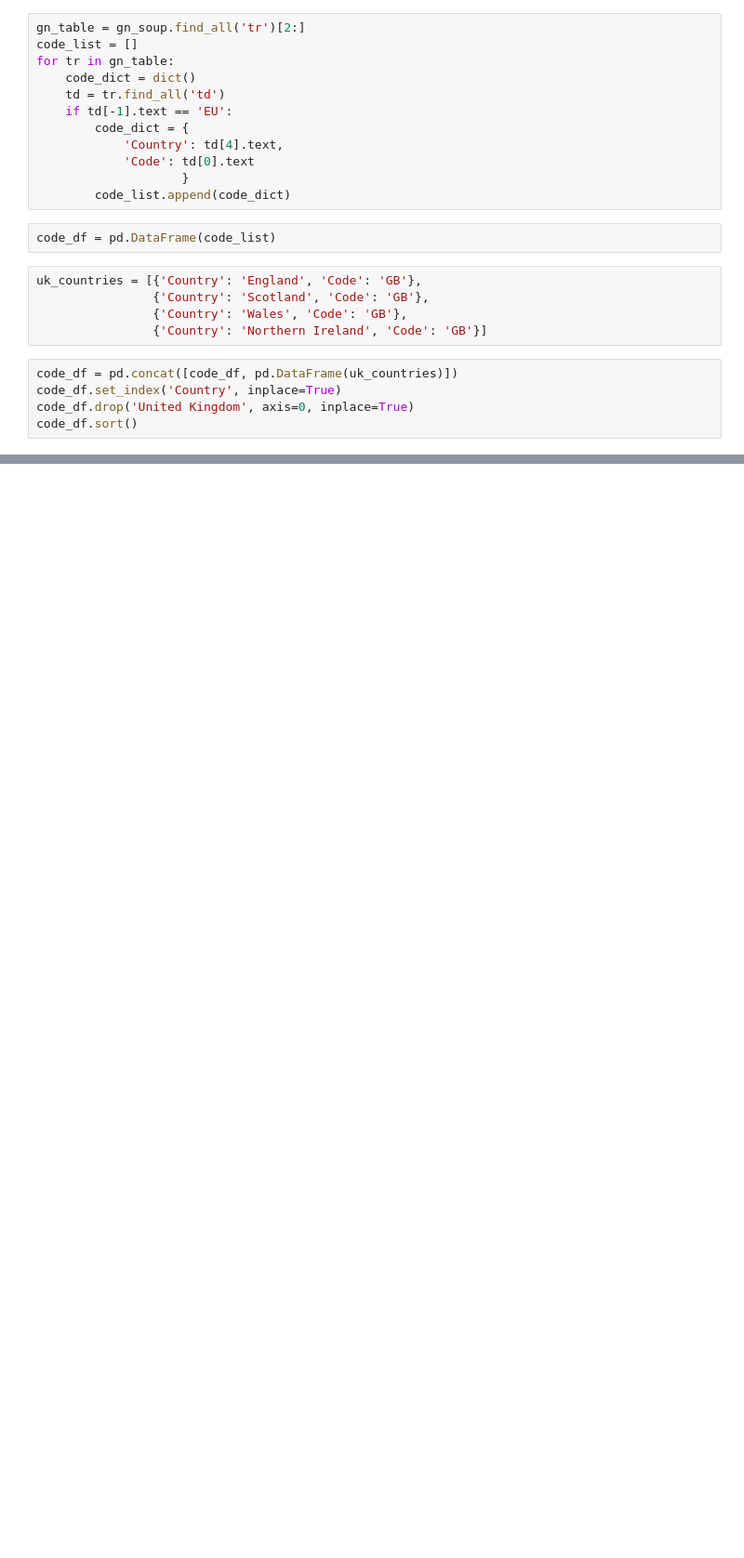
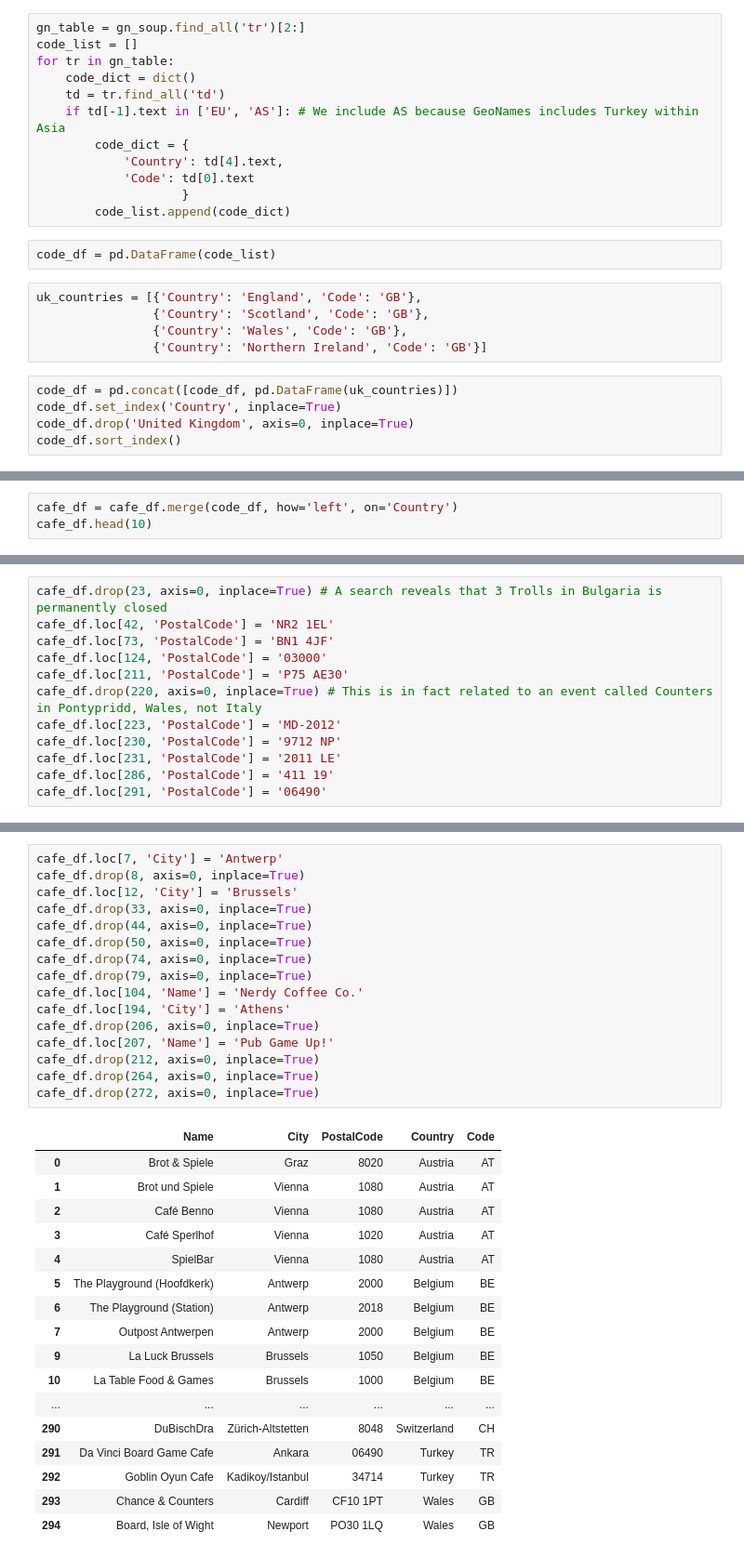
Before and after one commit to kossick/Coursera_Capstone, a Jupyter notebook: Meeple_scrape.ipynb, the cells around one changed output, grey strips where cells are left out. Shown at 93% size. Drawn from its saved outputs; the diff is of its cells as text; blank space fills up the shorter version.

```diff
--- a/Meeple_scrape.ipynb
+++ b/Meeple_scrape.ipynb
@@ -164,7 +89,7 @@ code_list = []
 for tr in gn_table:
     code_dict = dict()
     td = tr.find_all('td')
-    if td[-1].text == 'EU':
+    if td[-1].text in ['EU', 'AS']: # We include AS because GeoNames includes Turkey within Asia
         code_dict = {
             'Country': td[4].text,
             'Code': td[0].text
@@ -181,5 +106,5 @@ uk_countries = [{'Country': 'England', 'Code': 'GB'},
 code_df = pd.concat([code_df, pd.DataFrame(uk_countries)])
 code_df.set_index('Country', inplace=True)
 code_df.drop('United Kingdom', axis=0, inplace=True)
-code_df.sort()
+code_df.sort_index()
 # %% [output]
@@ -194,0 +129,3 @@ pd.DataFrame(uk_countries)
+# %%
+cafe_df = cafe_df.merge(code_df, how='left', on='Country')
+cafe_df.head(10)
@@ -194,0 +244,12 @@ pd.DataFrame(uk_countries)
+# %%
+cafe_df.drop(23, axis=0, inplace=True) # A search reveals that 3 Trolls in Bulgaria is permanently closed
+cafe_df.loc[42, 'PostalCode'] = 'NR2 1EL'
+cafe_df.loc[73, 'PostalCode'] = 'BN1 4JF'
+cafe_df.loc[124, 'PostalCode'] = '03000'
+cafe_df.loc[211, 'PostalCode'] = 'P75 AE30'
+cafe_df.drop(220, axis=0, inplace=True) # This is in fact related to an event called Counters in Pontypridd, Wales, not Italy
+cafe_df.loc[223, 'PostalCode'] = 'MD-2012'
+cafe_df.loc[230, 'PostalCode'] = '9712 NP'
+cafe_df.loc[231, 'PostalCode'] = '2011 LE'
+cafe_df.loc[286, 'PostalCode'] = '411 19'
+cafe_df.loc[291, 'PostalCode'] = '06490'
@@ -194,0 +265,34 @@ pd.DataFrame(uk_countries)
+# %%
+cafe_df.loc[7, 'City'] = 'Antwerp'
+cafe_df.drop(8, axis=0, inplace=True)
+cafe_df.loc[12, 'City'] = 'Brussels'
+cafe_df.drop(33, axis=0, inplace=True)
+cafe_df.drop(44, axis=0, inplace=True)
+cafe_df.drop(50, axis=0, inplace=True)
+cafe_df.drop(74, axis=0, inplace=True)
+cafe_df.drop(79, axis=0, inplace=True)
+cafe_df.loc[104, 'Name'] = 'Nerdy Coffee Co.'
+cafe_df.loc[194, 'City'] = 'Athens'
+cafe_df.drop(206, axis=0, inplace=True)
+cafe_df.loc[207, 'Name'] = 'Pub Game Up!'
+cafe_df.drop(212, axis=0, inplace=True)
+cafe_df.drop(264, axis=0, inplace=True)
+cafe_df.drop(272, axis=0, inplace=True)
+# %% [output]
+|  | Name | City | PostalCode | Country | Code |
+| 0 | Brot & Spiele | Graz | 8020 | Austria | AT |
+| 1 | Brot und Spiele | Vienna | 1080 | Austria | AT |
+| 2 | Café Benno | Vienna | 1080 | Austria | AT |
+| 3 | Café Sperlhof | Vienna | 1020 | Austria | AT |
+| 4 | SpielBar | Vienna | 1080 | Austria | AT |
+| 5 | The Playground (Hoofdkerk) | Antwerp | 2000 | Belgium | BE |
+| 6 | The Playground (Station) | Antwerp | 2018 | Belgium | BE |
+| 7 | Outpost Antwerpen | Antwerp | 2000 | Belgium | BE |
+| 9 | La Luck Brussels | Brussels | 1050 | Belgium | BE |
+| 10 | La Table Food & Games | Brussels | 1000 | Belgium | BE |
+| ... | ... | ... | ... | ... | ... |
+| 290 | DuBischDra | Zürich-Altstetten | 8048 | Switzerland | CH |
+| 291 | Da Vinci Board Game Cafe | Ankara | 06490 | Turkey | TR |
+| 292 | Goblin Oyun Cafe | Kadikoy/Istanbul | 34714 | Turkey | TR |
+| 293 | Chance & Counters | Cardiff | CF10 1PT | Wales | GB |
+| 294 | Board, Isle of Wight | Newport | PO30 1LQ | Wales | GB |
```
Also changed, not shown: parts of 28 cells of this notebook.
